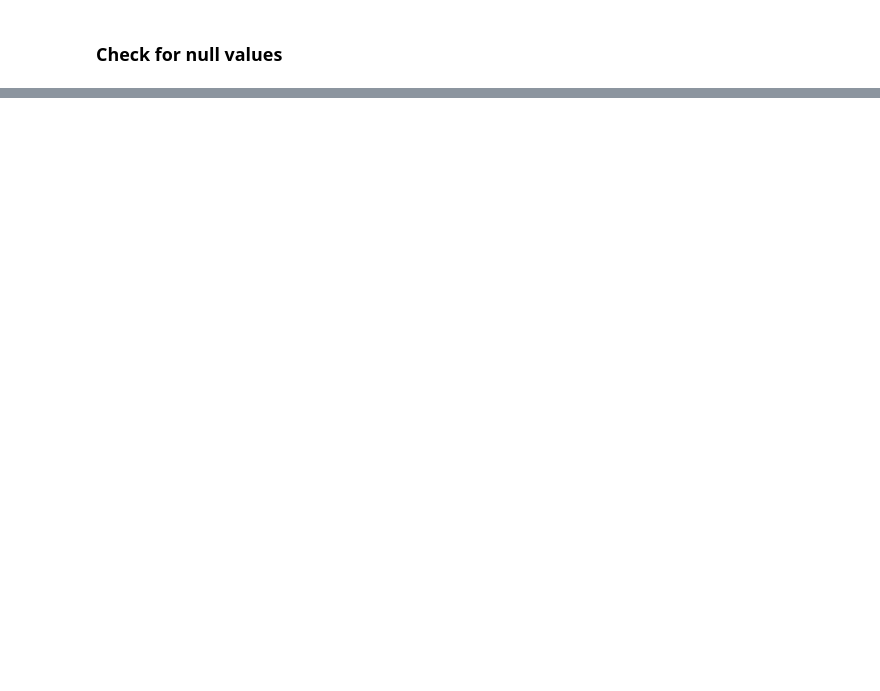
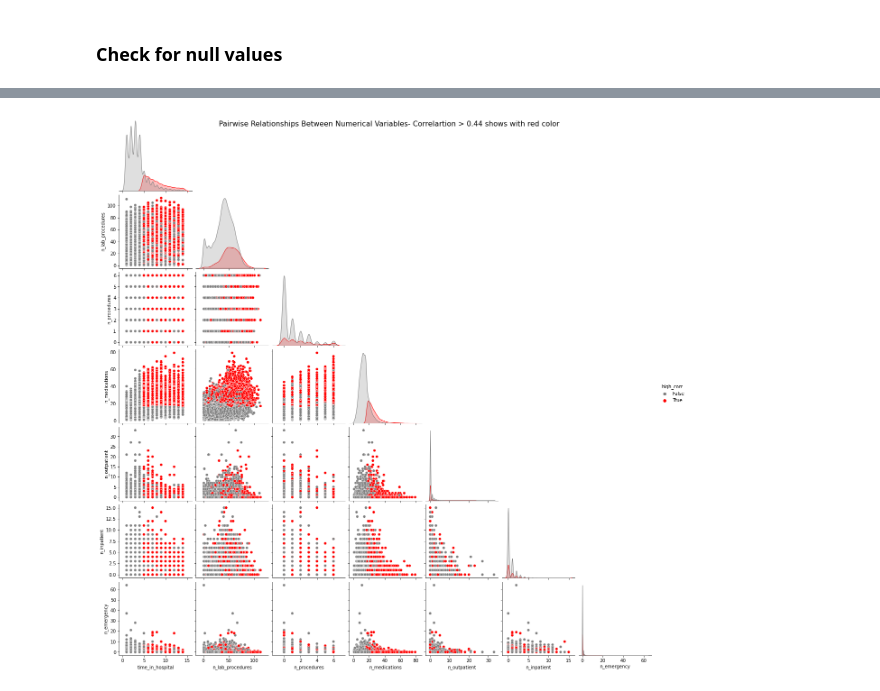
Before and after one commit to z1368/Hospital-Readmission-, a Jupyter notebook: 00 - eda.ipynb, the cells around one changed output, grey strips where cells are left out. Saved outputs shown, nothing was run; the diff lists cells and outputs as text; code cells hidden in the pictures; blank space fills up the shorter version.

```diff
--- a/00 - eda.ipynb
+++ b/00 - eda.ipynb
@@ -106,0 +285,45 @@ dtype: int64
+# %%
+import pandas as pd
+import seaborn as sns
+import matplotlib.pyplot as plt
+
+# Assuming `data` is your DataFrame containing these columns
+numerical_columns = ["time_in_hospital", "n_lab_procedures", "n_procedures",
+                     "n_medications", "n_outpatient", "n_inpatient", "n_emergency"]
+
+# Compute correlation matrix
+corr_matrix = data[numerical_columns].corr()
+
+# Identify pairs with high correlation
+threshold = 0.44
+high_corr_pairs = [
+    (i, j) for i in numerical_columns for j in numerical_columns
+    if i != j and abs(corr_matrix.loc[i, j]) > threshold
+]
+
+# Create a column to highlight high correlations
+data['high_corr'] = False  # Default is no high correlation
+
+if high_corr_pairs:
+    # Highlight rows involved in high correlation pairs
+    for col1, col2 in high_corr_pairs:
+        data['high_corr'] = data['high_corr'] | (
+            (data[col1] > data[col1].mean()) & (data[col2] > data[col2].mean())
+        )
+
+# Pairplot with color for high correlation
+pairplot = sns.pairplot(
+    data=data,
+    vars=numerical_columns,  # Use your actual numerical columns
+    hue="high_corr",  # Use the 'high_corr' column for coloring
+    kind="scatter",  # Use scatter for better visualization
+    diag_kind="kde",  # Kernel density estimation for diagonals
+    corner=True,  # Only plot lower triangle
+    palette={True: "red", False: "gray"}  # Red for high correlation, gray otherwise
+)
+
+# Add title
+plt.suptitle("Pairwise Relationships Between Numerical Variables- Correlartion > 0.44 shows with red color", size=16)
+plt.show()
+# %% [output]
+[figure, added]
```
Also changed, not shown: parts of 32 cells of this notebook, 2 other files.
